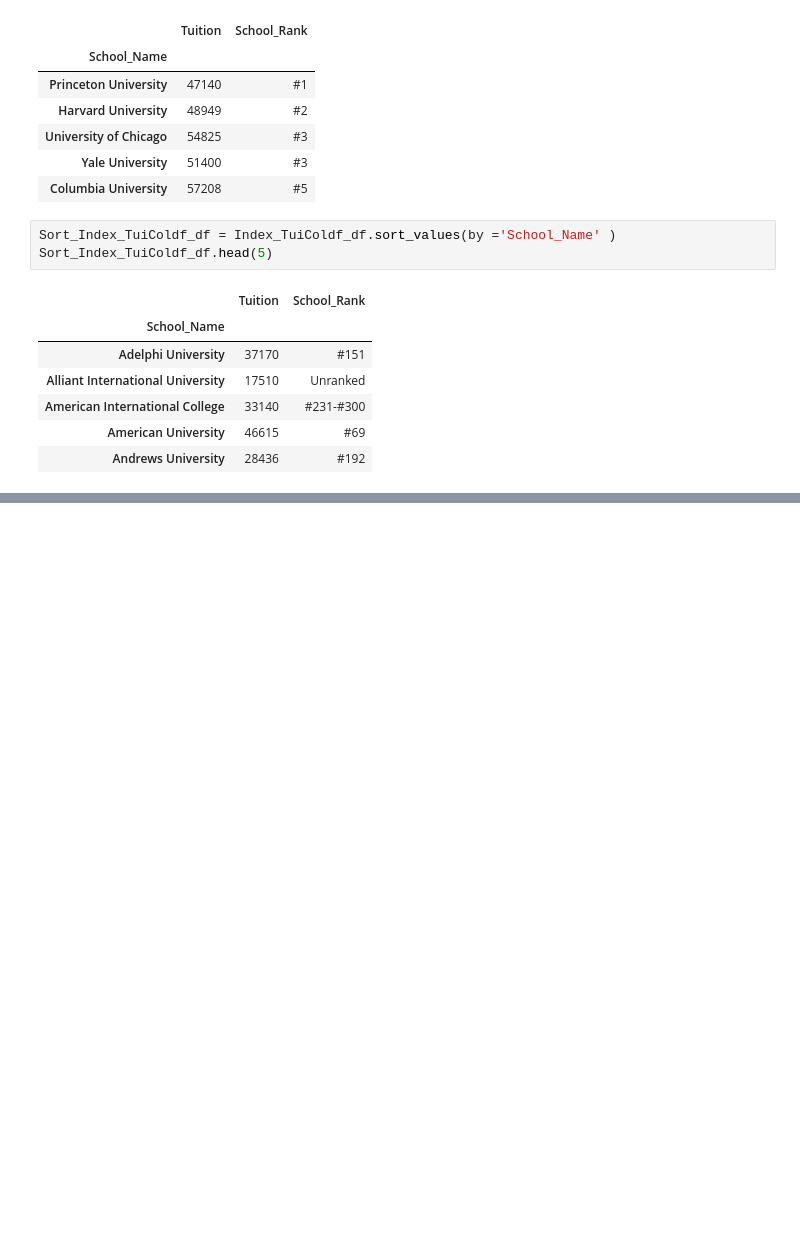
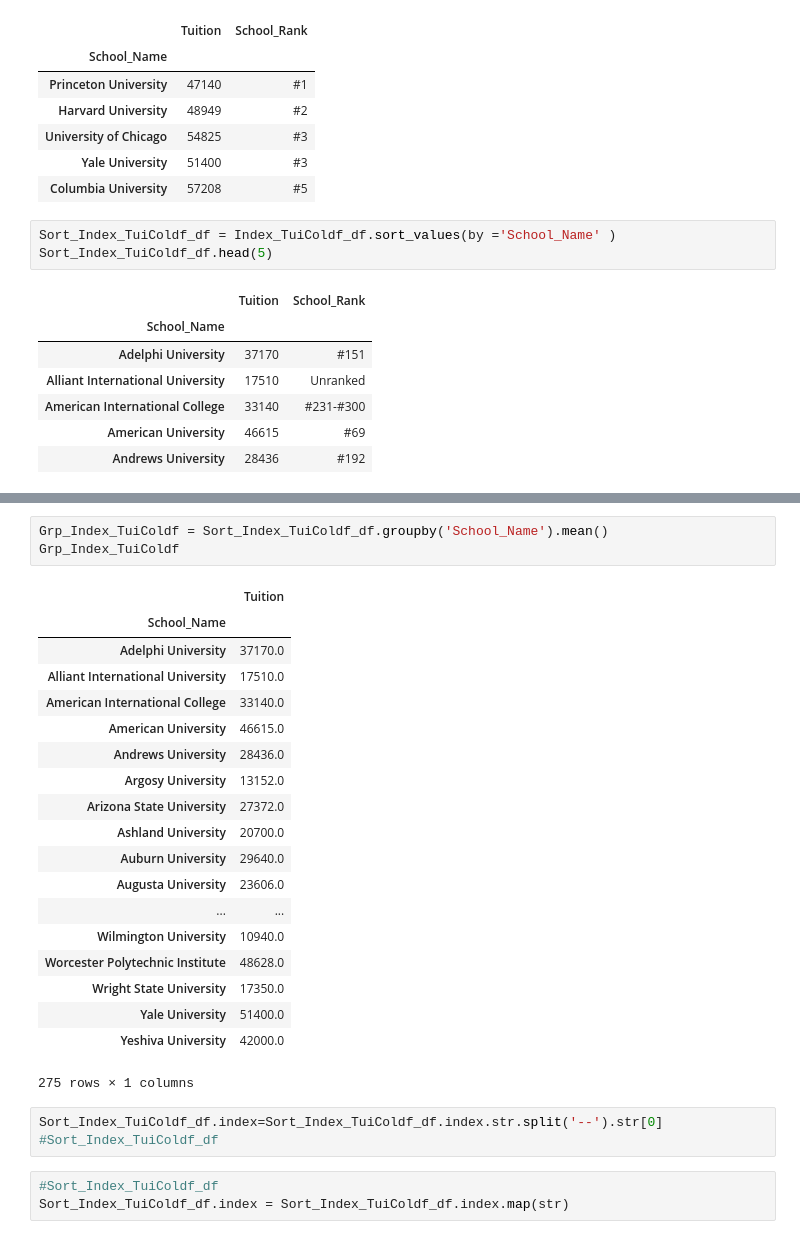
Before and after one commit to nayoade/ETL_Group_Six, a Jupyter notebook: ETL_Group_Six_Project.ipynb, the cells around one changed output, grey strips where cells are left out. Saved outputs shown, nothing was run; the diff lists cells and outputs as text; blank space fills up the shorter version.

```diff
--- a/ETL_Group_Six_Project.ipynb
+++ b/ETL_Group_Six_Project.ipynb
@@ -232,0 +300,29 @@ Sort_Index_TuiColdf_df
+# %%
+Grp_Index_TuiColdf = Sort_Index_TuiColdf_df.groupby('School_Name').mean()
+Grp_Index_TuiColdf
+# %% [output]
+|  | Tuition |
+| School_Name |  |
+| Adelphi University | 37170.0 |
+| Alliant International University | 17510.0 |
+| American International College | 33140.0 |
+| American University | 46615.0 |
+| Andrews University | 28436.0 |
+| Argosy University | 13152.0 |
+| Arizona State University | 27372.0 |
+| Ashland University | 20700.0 |
+| Auburn University | 29640.0 |
+| Augusta University | 23606.0 |
+| ... | ... |
+| Wilmington University | 10940.0 |
+| Worcester Polytechnic Institute | 48628.0 |
+| Wright State University | 17350.0 |
+| Yale University | 51400.0 |
+| Yeshiva University | 42000.0 |
+275 rows × 1 columns
+# %%
+Sort_Index_TuiColdf_df.index=Sort_Index_TuiColdf_df.index.str.split('--').str[0]
+#Sort_Index_TuiColdf_df
+# %%
+#Sort_Index_TuiColdf_df
+Sort_Index_TuiColdf_df.index = Sort_Index_TuiColdf_df.index.map(str)
```
Also changed, not shown: parts of 28 cells of this notebook, 1 other file.
